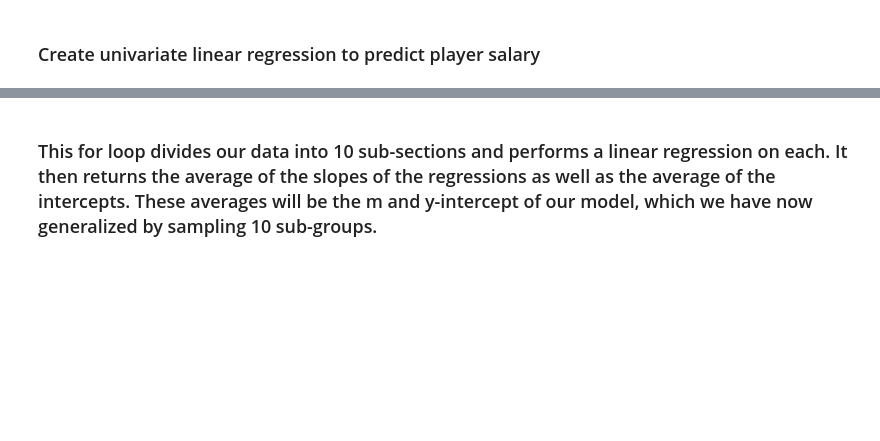
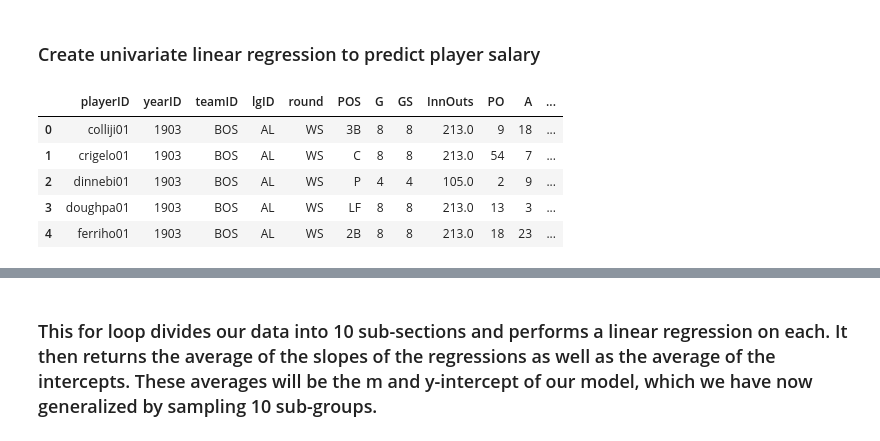
Before and after one commit to tesmonrd/statistics-ex, a Jupyter notebook: stats-4.ipynb, the cells around one changed output, grey strips where cells are left out. Cells and saved outputs as stored; diff of their text form; code cells hidden in the pictures; blank space fills up the shorter version.

```diff
--- a/stats-4.ipynb
+++ b/stats-4.ipynb
@@ -5,17 +5,30 @@
 # %%
 import pandas as pd
 import numpy as np
 # from scipy.stats import
 import matplotlib.pyplot as plt
 from sklearn import linear_model
 
 PLAYER_SALARY = './baseball_data/Salaries.csv'
 BATTING_STUFF = './baseball_data/Batting.csv'
+POST_FIELD = './baseball_data/FieldingPost.csv'
 batting = pd.read_csv(BATTING_STUFF, sep=',')
 salary = pd.read_csv(PLAYER_SALARY, sep=',')
+field = pd.read_csv(POST_FIELD, sep=',')
 salary_list = np.array(salary['salary'])
 home_runs_list = np.array(batting['HR'])
 year_list = np.array(salary['yearID'])
+rbi_list = np.array(batting['RBI'])
+error_list = np.array(field['E'])
+field_list = np.array(field['InnOuts'])
+field.head(5)
+# %% [output]
+|  | playerID | yearID | teamID | lgID | round | POS | G | GS | InnOuts | PO | A | ... |
+| 0 | colliji01 | 1903 | BOS | AL | WS | 3B | 8 | 8 | 213.0 | 9 | 18 | ... |
+| 1 | crigelo01 | 1903 | BOS | AL | WS | C | 8 | 8 | 213.0 | 54 | 7 | ... |
+| 2 | dinnebi01 | 1903 | BOS | AL | WS | P | 4 | 4 | 105.0 | 2 | 9 | ... |
+| 3 | doughpa01 | 1903 | BOS | AL | WS | LF | 8 | 8 | 213.0 | 13 | 3 | ... |
+| 4 | ferriho01 | 1903 | BOS | AL | WS | 2B | 8 | 8 | 213.0 | 18 | 23 | ... |
 # %%
 %matplotlib inline
 salary.head(1), batting.head(1)
```
Also changed, not shown: parts of 6 cells of this notebook.
